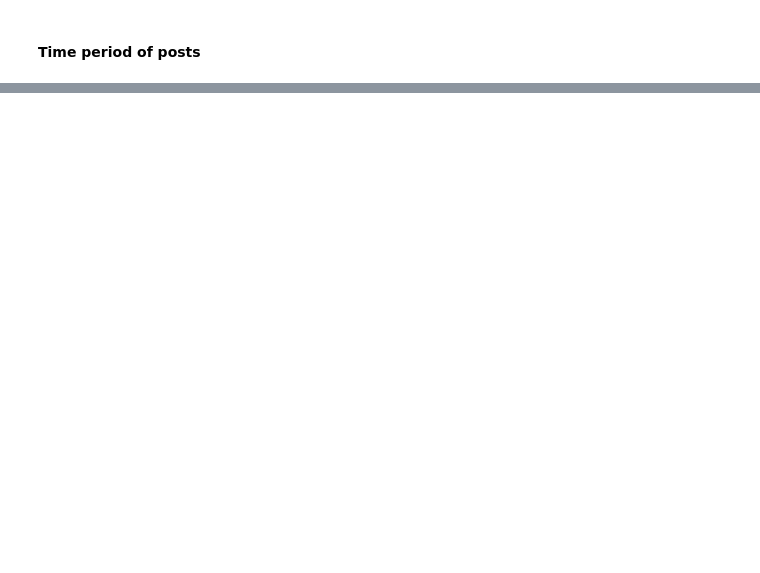
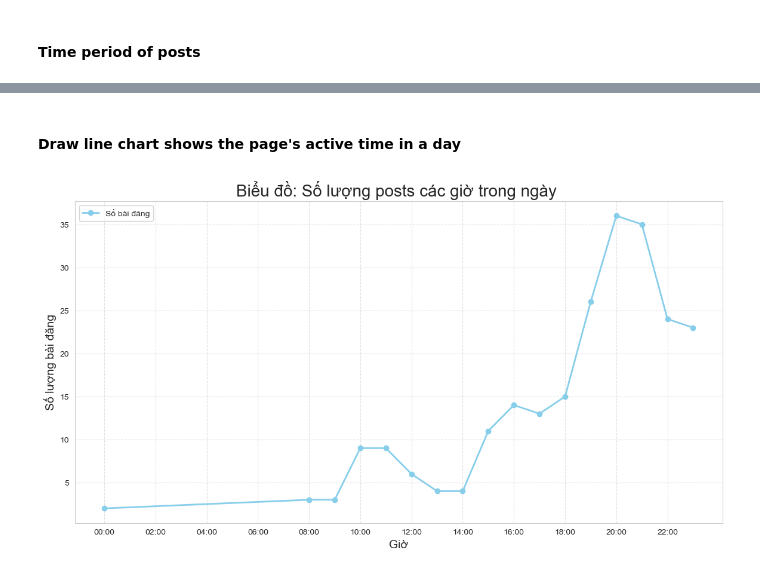
Before and after one commit to XuanNguyen-UET/Facebook-Analytics-Project, a Jupyter notebook: Analytics_Data.ipynb, the cells around one changed output, grey strips where cells are left out. Cells and saved outputs as stored; diff of their text form; code cells hidden in the pictures; blank space fills up the shorter version.

```diff
--- a/Analytics_Data.ipynb
+++ b/Analytics_Data.ipynb
@@ -97,0 +92,4 @@ This dataset contains data from 2023-04-03 15:55:49 to 2023-11-29 23:58:05
+# %%
+# show the number of posts per month
+clean_df['month'] = clean_df['time'].dt.month
+print(f"The number of posts per month:\n{clean_df['month'].value_counts()}, all are in 2023.")
@@ -97,0 +102,3 @@ This dataset contains data from 2023-04-03 15:55:49 to 2023-11-29 23:58:05
+# %%
+#delete the month column
+clean_df.drop(columns=['month'], inplace=True)
@@ -99,0 +271,16 @@ This dataset contains data from 2023-04-03 15:55:49 to 2023-11-29 23:58:05
+# %%
+# create hour, weekday column in clean_df(temporary for drawing plot)
+clean_df['weekday'] = clean_df['time'].dt.weekday
+# name weekday
+clean_df['weekday'] = clean_df['weekday'].replace(0, 'Monday')
+clean_df['weekday'] = clean_df['weekday'].replace(1, 'Tuesday')
+clean_df['weekday'] = clean_df['weekday'].replace(2, 'Wednesday')
+clean_df['weekday'] = clean_df['weekday'].replace(3, 'Thursday')
+clean_df['weekday'] = clean_df['weekday'].replace(4, 'Friday')
+clean_df['weekday'] = clean_df['weekday'].replace(5, 'Saturday')
+clean_df['weekday'] = clean_df['weekday'].replace(6, 'Sunday')
+
+#hour
+clean_df['hour'] = clean_df['time'].dt.hour
+
+clean_df.head()
@@ -99,0 +294,24 @@ This dataset contains data from 2023-04-03 15:55:49 to 2023-11-29 23:58:05
+# %% [markdown]
+#### Draw line chart shows the page's active time in a day
+# %%
+# Draw line plot to show the number of posts per hour
+# value_count
+hour_counts = clean_df['hour'].value_counts().sort_index()
+
+# Draw the line plot
+fig, ax = plt.subplots(figsize=(14,7))
+ax.plot(hour_counts.index, hour_counts.values, color='skyblue', linewidth=2, marker='o')
+ax.set_title('Biểu đồ: Số lượng posts các giờ trong ngày ', fontsize=20)
+ax.set_xlabel('Giờ', fontsize=14)
+ax.set_ylabel('Số lượng bài đăng', fontsize=14)
+ax.set_xticks(range(0, 24, 2))
+# Format
+ax.xaxis.set_major_formatter(ticker.FuncFormatter(lambda x, pos: '{:02d}:00'.format(int(x))))
+ax.grid(True, linestyle='--', alpha=0.6)
+ax.legend(['Số bài đăng'], loc='upper left')
+
+plt.show()
+
+fig.savefig('Plot/Posts_per_hour_line.png', bbox_inches='tight')
+# %% [output]
+[figure, added]
```
Also changed, not shown: parts of 47 cells of this notebook, 14 other files.
